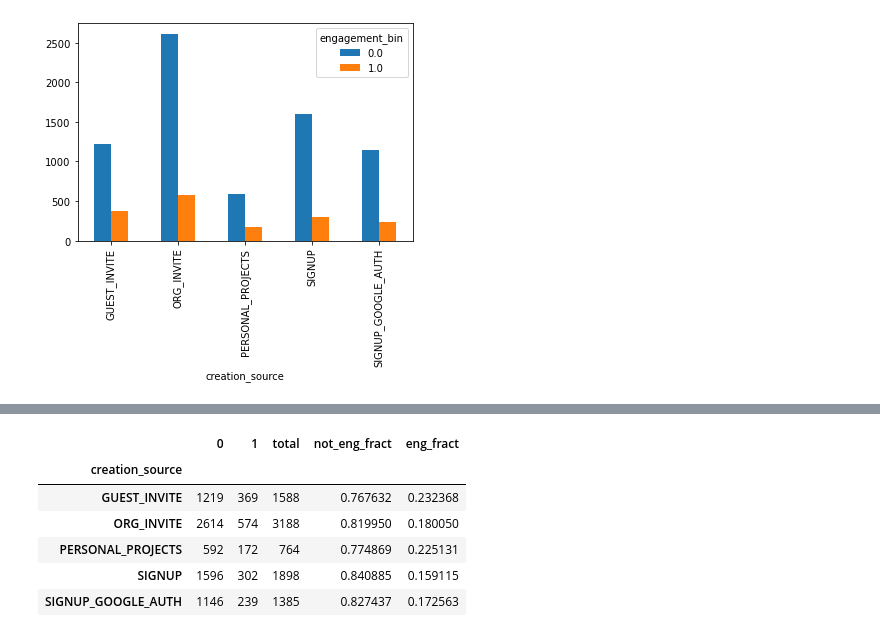
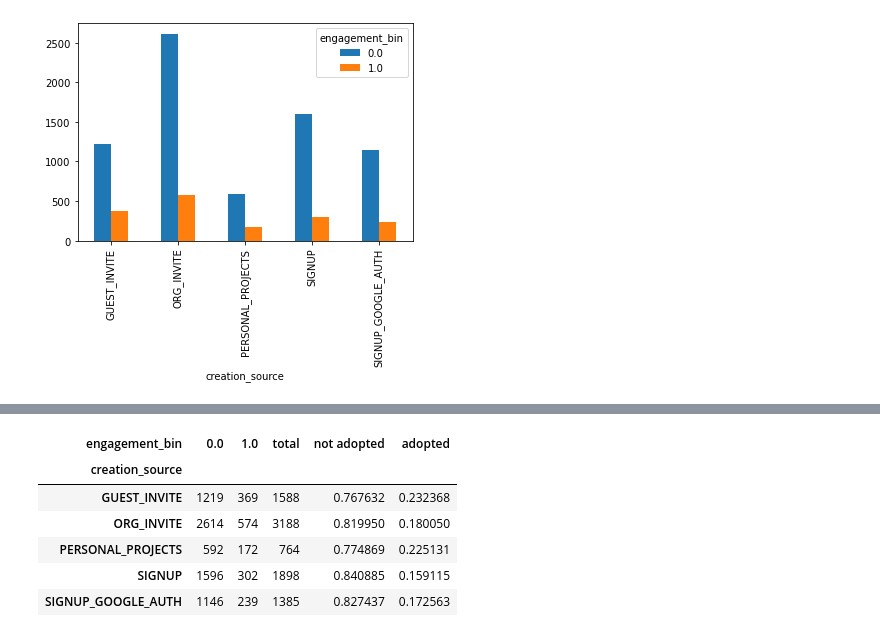
Before and after one commit to zhakhverdyan/relax_challenge, a Jupyter notebook: relax_challenge.ipynb, the cells around one changed output, grey strips where cells are left out. Saved outputs shown, nothing was run; the diff lists cells and outputs as text; code cells hidden in the pictures.

```diff
--- a/relax_challenge.ipynb
+++ b/relax_challenge.ipynb
@@ -56,8 +56,9 @@ user_eng['user_id'].unique().shape
 # %% [output]
 (8823,)
 # %%
-user_eng.groupby('user_id')['visited'].sum().hist()
-plt.xlabel('total login count')
-plt.ylabel('number of users with the login count')
+user_count = user_eng.groupby('user_id')['visited'].sum()
+user_count.plot.kde()
+plt.xlabel('Total login count')
+plt.ylabel('Fraction of users with particular login count')
 plt.title('Distribution of user login counts');
 # %% [output]
@@ -64,0 +66,3 @@ plt.title('Distribution of user login counts');
+# %%
+super_user = (user_count>50).astype(int)
+super_user
@@ -251,3 +281,7 @@ Data columns (total 13 columns):
  12  engagement_bin              8823 non-null   float64
 dtypes: float64(5), int64(4), object(4)
 memory usage: 1.3+ MB
+# %%
+users.set_index('object_id')
+users  = users.merge(super_user, how='outer', left_index=True, right_index=True)
+users.info()
@@ -333,11 +416,11 @@ source_eng.plot(kind='bar')
 # %%
-source_eng.columns = [0, 1]
+#source_eng.columns = [0, 1]
 source_eng['total'] = source_eng[0] + source_eng[1]
-source_eng['not_eng_fract'] = source_eng[0]/source_eng['total']
-source_eng['eng_fract'] = source_eng[1]/source_eng['total']
+source_eng['not adopted'] = source_eng[0]/source_eng['total']
+source_eng['adopted'] = source_eng[1]/source_eng['total']
 source_eng
 # %% [output]
-|  | 0 | 1 | total | not_eng_fract | eng_fract |
+| engagement_bin | 0.0 | 1.0 | total | not adopted | adopted |
 | creation_source |  |  |  |  |  |
 | GUEST_INVITE | 1219 | 369 | 1588 | 0.767632 | 0.232368 |
 | ORG_INVITE | 2614 | 574 | 3188 | 0.819950 | 0.180050 |
```
Also changed, not shown: parts of 39 cells of this notebook, 2 other files.
